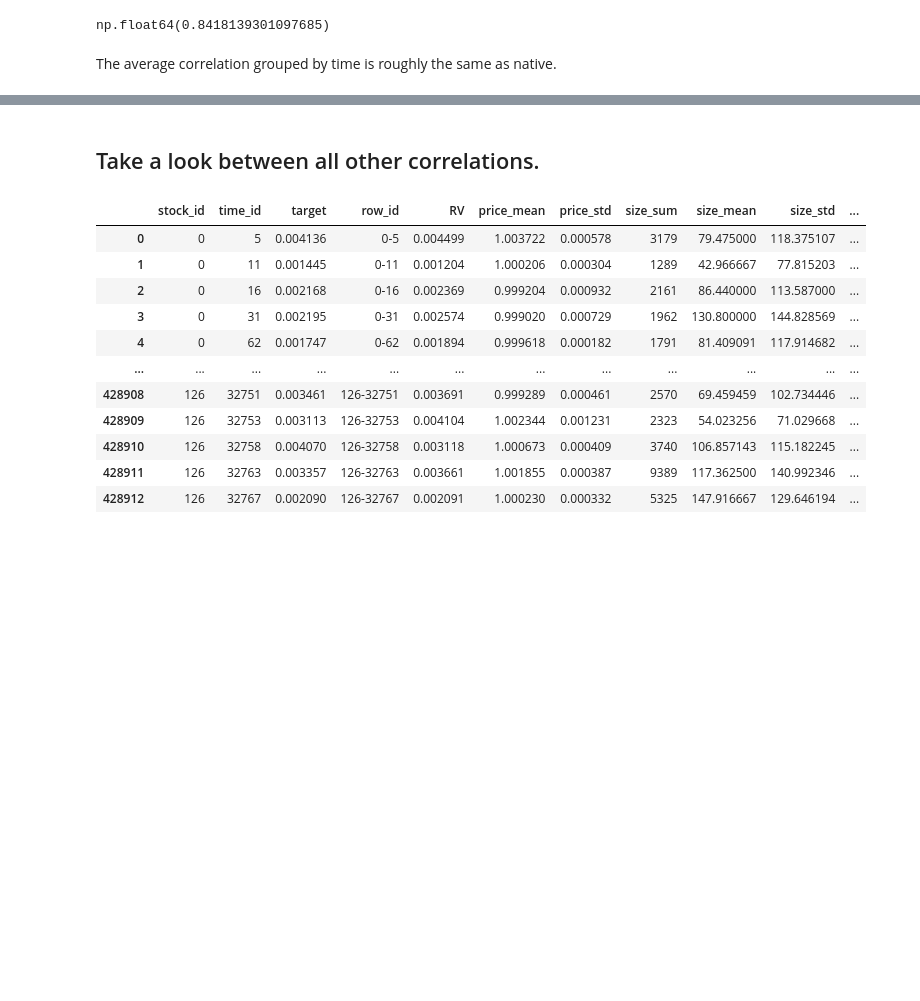
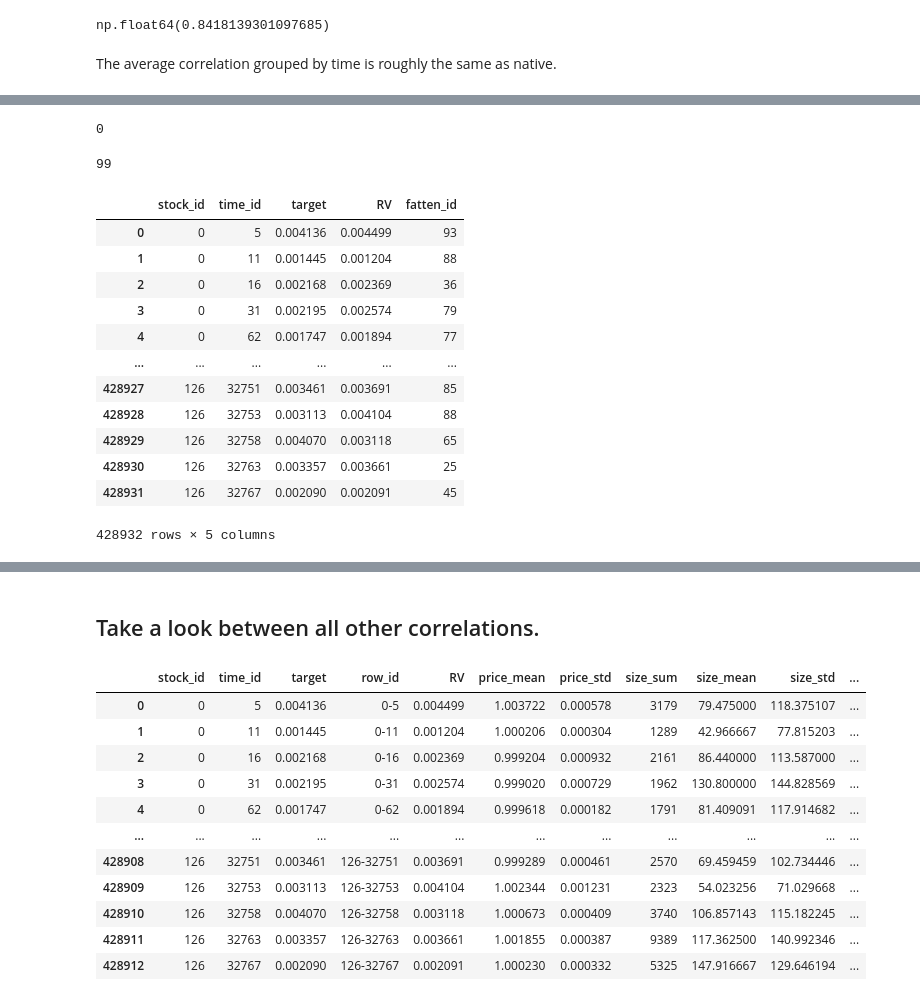
Before and after one commit to martinmf-dev/Realized_Volatility_Prediction_-erdos_deeplearning-, a Jupyter notebook: EDA/EDA_yuan.ipynb, the cells around one changed output, grey strips where cells are left out. Cells and saved outputs as stored; diff of their text form; code cells hidden in the pictures; blank space fills up the shorter version.

```diff
--- a/EDA/EDA_yuan.ipynb
+++ b/EDA/EDA_yuan.ipynb
@@ -308,0 +361,3 @@ dtype: float64
+# %%
+df_extended["stock_id"]=df_extended["stock_id"].astype(int)
+df_extended["time_id"]=df_extended["time_id"].astype(int)
@@ -308,0 +422,2 @@ dtype: float64
+# %%
+time_id_order=np.load("../processed_data/recovered_time_id_order.npy")
@@ -308,0 +436,34 @@ dtype: float64
+# %%
+def fatten_time_id(time_id,total_num=100):
+    steps=np.linspace(start=0,stop=3830,num=total_num+1)
+    position= int(np.where(time_id_order==time_id)[0][0])
+    for index in range(100):
+        if position <= steps[index+1]:
+            return index
+    print("ono")
+# %%
+fatten_time_id(4294)
+# %% [output]
+0
+# %%
+fatten_time_id(10890)
+# %% [output]
+99
+# %%
+df_extended["fatten_id"]=df_extended["time_id"].apply(lambda x: fatten_time_id(x))
+# %%
+df_extended
+# %% [output]
+|  | stock_id | time_id | target | RV | fatten_id |
+| 0 | 0 | 5 | 0.004136 | 0.004499 | 93 |
+| 1 | 0 | 11 | 0.001445 | 0.001204 | 88 |
+| 2 | 0 | 16 | 0.002168 | 0.002369 | 36 |
+| 3 | 0 | 31 | 0.002195 | 0.002574 | 79 |
+| 4 | 0 | 62 | 0.001747 | 0.001894 | 77 |
+| ... | ... | ... | ... | ... | ... |
+| 428927 | 126 | 32751 | 0.003461 | 0.003691 | 85 |
+| 428928 | 126 | 32753 | 0.003113 | 0.004104 | 88 |
+| 428929 | 126 | 32758 | 0.004070 | 0.003118 | 65 |
+| 428930 | 126 | 32763 | 0.003357 | 0.003661 | 25 |
+| 428931 | 126 | 32767 | 0.002090 | 0.002091 | 45 |
+428932 rows × 5 columns
```
Also changed, not shown: parts of 54 cells of this notebook, 1 other file.
